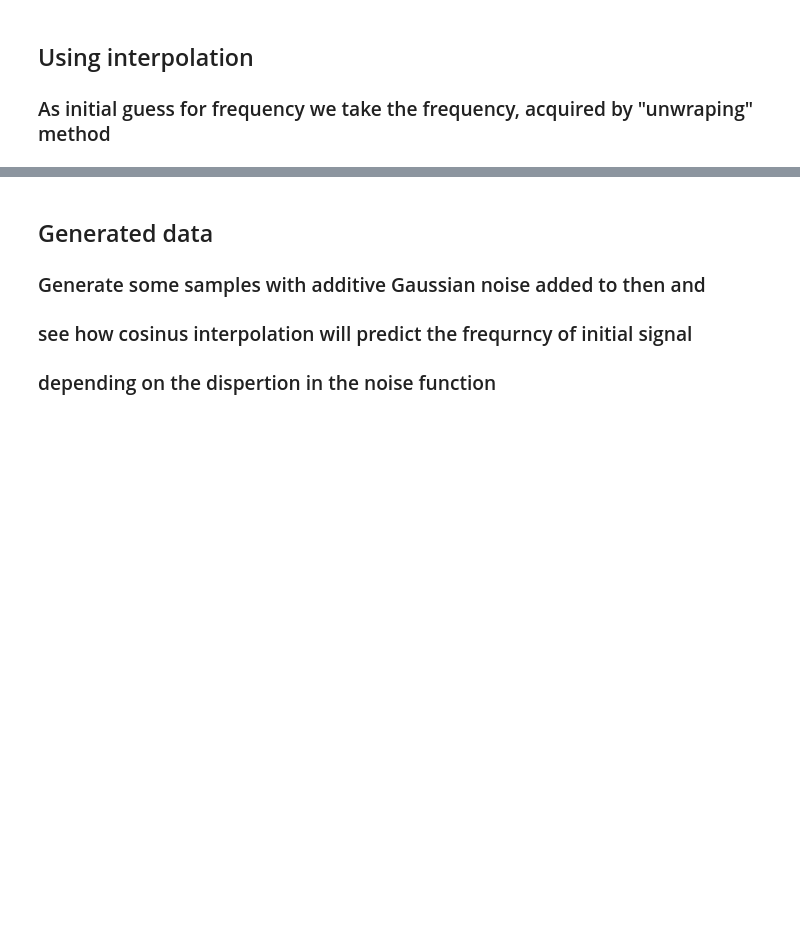
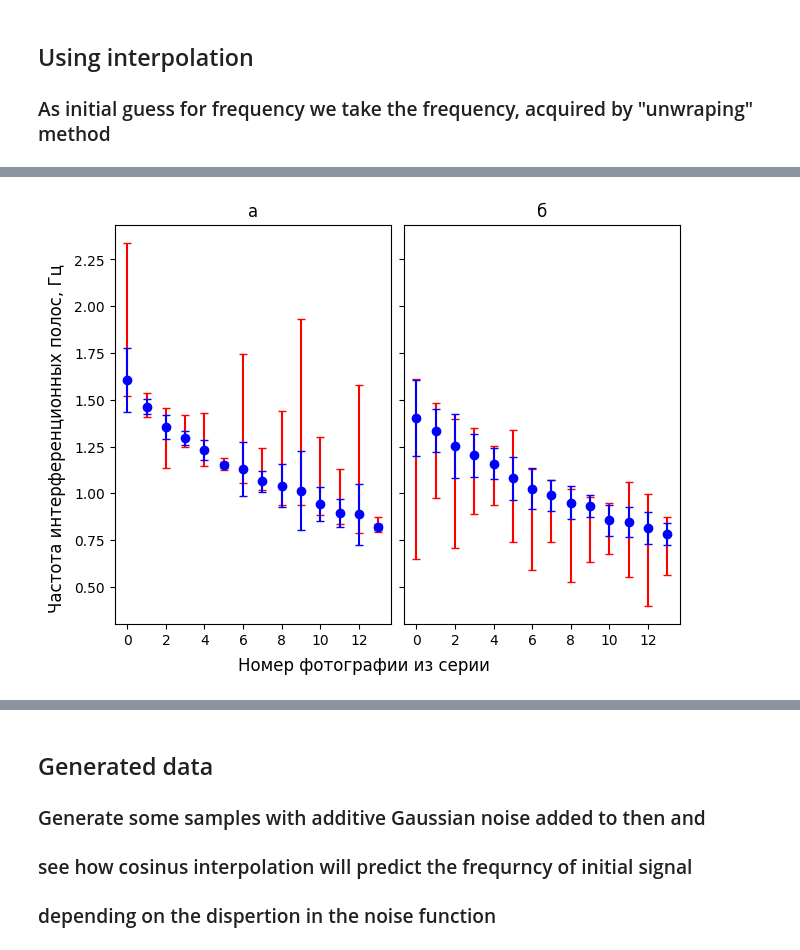
Before and after one commit to annamogo/DiplomaLISF, a Jupyter notebook: FRINGE_PATTERN_AN/Frq_Uncertainty.ipynb, the cells around one changed output, grey strips where cells are left out. Drawn from its saved outputs; the diff is of its cells as text; code cells hidden in the pictures; blank space fills up the shorter version.

```diff
--- a/FRINGE_PATTERN_AN/Frq_Uncertainty.ipynb
+++ b/FRINGE_PATTERN_AN/Frq_Uncertainty.ipynb
@@ -129,0 +156,30 @@ plt.show()
+# %%
+frqs_max = [max(f) - np.mean(f) for f in frq_collection]
+frqs_min = [np.mean(f) - min(f) for f in frq_collection]
+
+frqs_c_max = [max(f) - np.mean(f) for f in frq_cos_collection]
+frqs_c_min = [np.mean(f) - min(f) for f in frq_cos_collection]
+# %%
+num = len(frq_collection)
+
+x = np.arange(num)
+
+fig, (ax1, ax2) = plt.subplots(1, 2, layout='constrained', sharex=True, sharey=True)
+
+ax1.errorbar(x, means, yerr=[frqs_min, frqs_max], fmt='+', color='red', capsize=3)
+ax1.errorbar(x, means, yerr=stds, fmt='o', color='blue', capsize=3)
+ax1.set_title('а')
+ax1.set_xticks([0, 2, 4, 6, 8, 10, 12])
+
+ax2.errorbar(x, means_c, yerr=[frqs_c_min, frqs_c_max], fmt='+', color='red', capsize=3)
+ax2.errorbar(x, means_c, yerr=stds_c, fmt='o', color='blue', capsize=3)
+ax2.set_title('б')
+
+fig.supxlabel('Номер фотографии из серии')
+fig.supylabel('Частота интерференционных полос, Гц')
+
+fig.savefig('method_error_comparison.jpg')
+
+plt.show()
+# %% [output]
+[figure, added]
```
Also changed, not shown: parts of 13 cells of this notebook.
